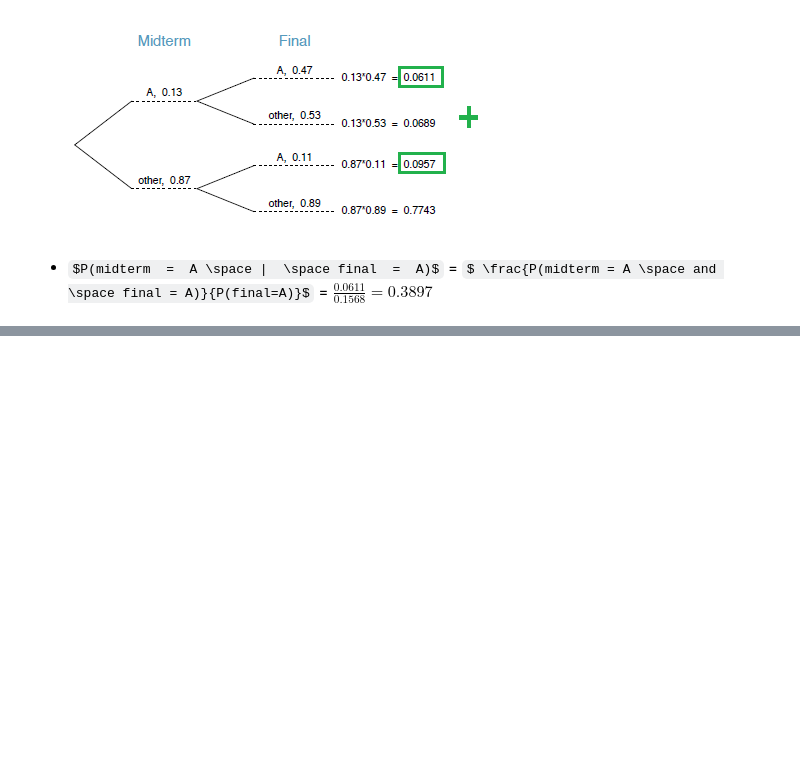
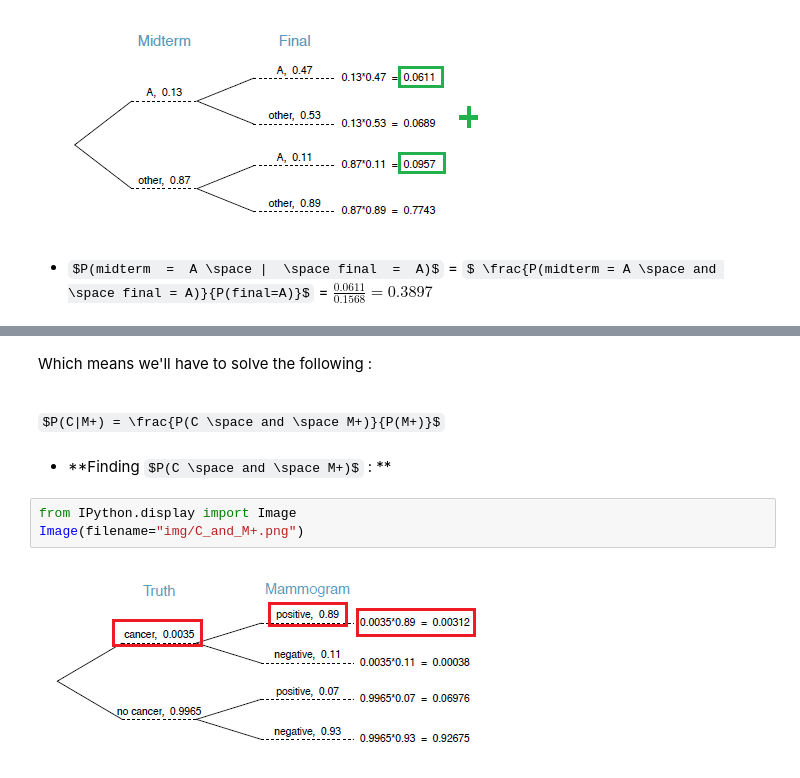
Before and after one commit to chikoungoun/OpenIntro, a Jupyter notebook: Chapter 2/Chap2_Bayes_Theorem.ipynb, the cells around one changed output, grey strips where cells are left out. Drawn from its saved outputs; the diff is of its cells as text; some formulas as TeX source; blank space fills up the shorter version.

```diff
--- a/Chapter 2/Chap2_Bayes_Theorem.ipynb
+++ b/Chapter 2/Chap2_Bayes_Theorem.ipynb
@@ -41,0 +66,13 @@ Image(filename="img/mf_final.png")
+# %% [markdown]
+Which means we'll have to solve the following :
+<br>
+<br>
+
+$P(C|M+) = \frac{P(C \space and \space M+)}{P(M+)}$
+# %% [markdown]
+- **Finding $P(C \space and \space M+)$ : **
+# %%
+from IPython.display import Image
+Image(filename="img/C_and_M+.png")
+# %% [output]
+[figure, added]
```
Also changed, not shown: parts of 18 cells of this notebook.
